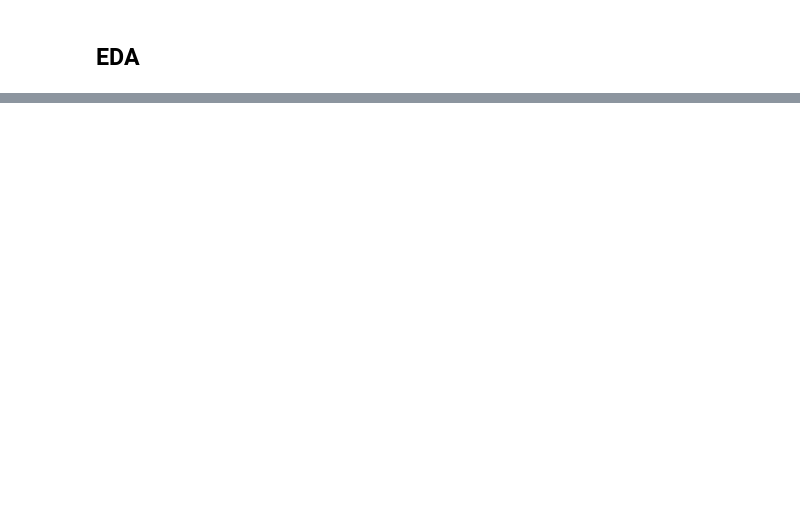
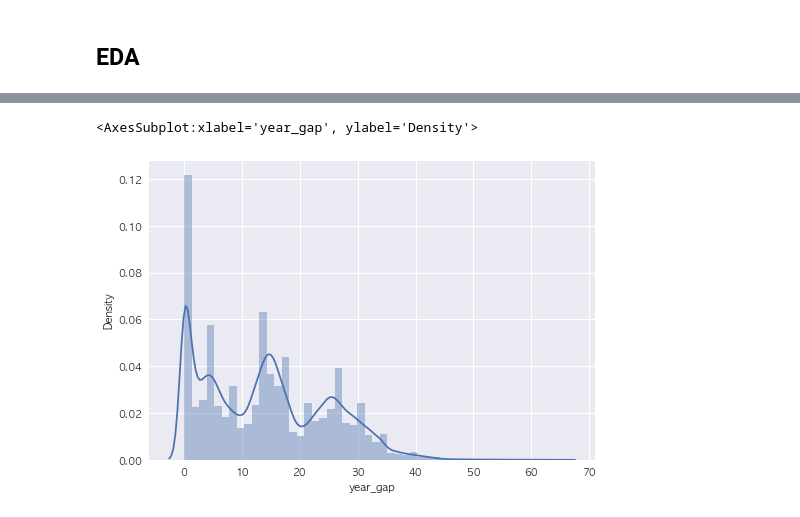
Before and after one commit to nealyoun/machine_learning, a Jupyter notebook: Projects/real_estate/draft_eda.ipynb, the cells around one changed output, grey strips where cells are left out. Saved outputs shown, nothing was run; the diff lists cells and outputs as text; code cells hidden in the pictures; blank space fills up the shorter version.

```diff
--- a/Projects/real_estate/draft_eda.ipynb
+++ b/Projects/real_estate/draft_eda.ipynb
@@ -332,0 +330,5 @@ data[data["year_gap"] == -1]
+# %%
+sns.distplot((data["year_gap"]))
+# %% [output]
+<AxesSubplot:xlabel='year_gap', ylabel='Density'>
+[figure, added]
```
Also changed, not shown: parts of 75 cells of this notebook.
